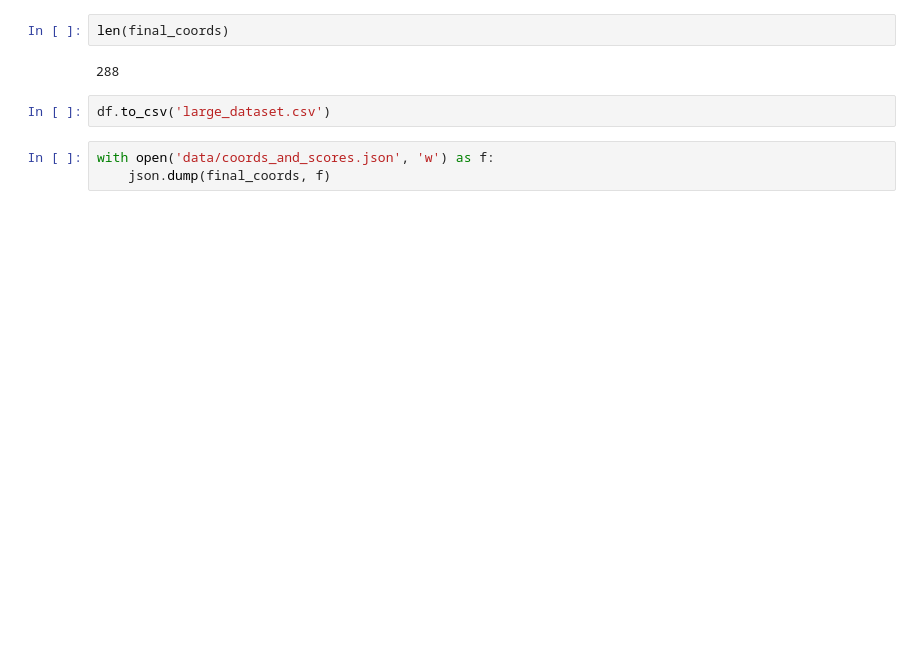
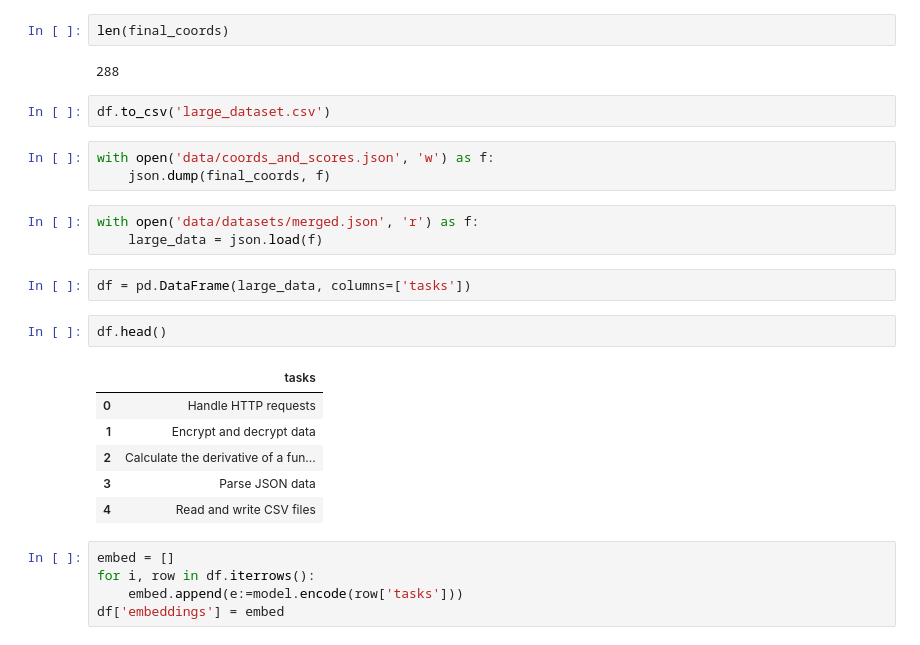
Before and after one commit to mbowcut2/thesis, a Jupyter notebook: data/data_inspector.ipynb, the cells around one changed output. Saved outputs shown, nothing was run; the diff lists cells and outputs as text; blank space fills up the shorter version.

```diff
--- a/data/data_inspector.ipynb
+++ b/data/data_inspector.ipynb
@@ -115,3 +122,22 @@ df.to_csv('large_dataset.csv')
 # %%
 with open('data/coords_and_scores.json', 'w') as f:
     json.dump(final_coords, f)
+# %%
+with open('data/datasets/merged.json', 'r') as f:
+    large_data = json.load(f)
+# %%
+df = pd.DataFrame(large_data, columns=['tasks'])
+# %%
+df.head()
+# %% [output]
+|  | tasks |
+| 0 | Handle HTTP requests |
+| 1 | Encrypt and decrypt data |
+| 2 | Calculate the derivative of a fun... |
+| 3 | Parse JSON data |
+| 4 | Read and write CSV files |
+# %%
+embed = []
+for i, row in df.iterrows():
+    embed.append(e:=model.encode(row['tasks']))
+df['embeddings'] = embed
```
Also changed, not shown: parts of 12 cells of this notebook, 16 other files.
